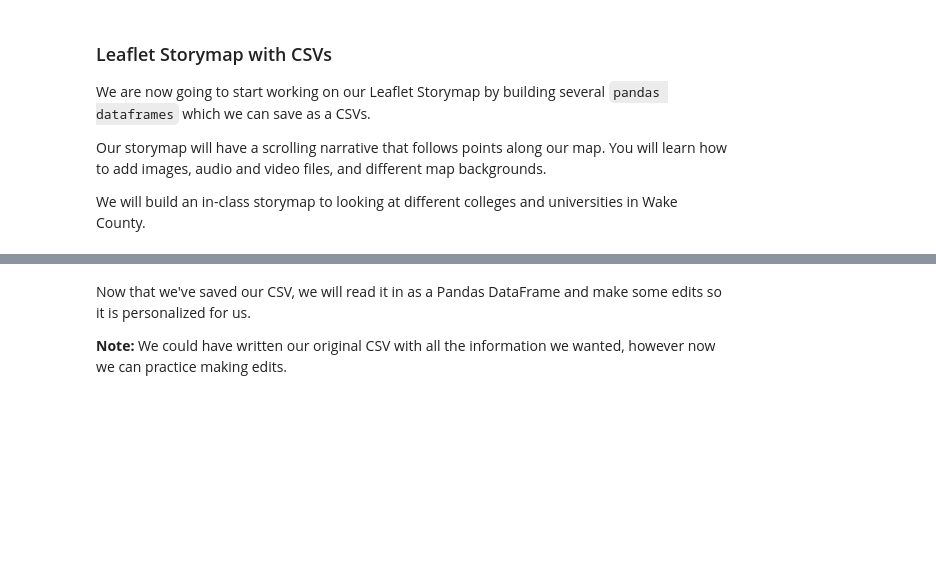
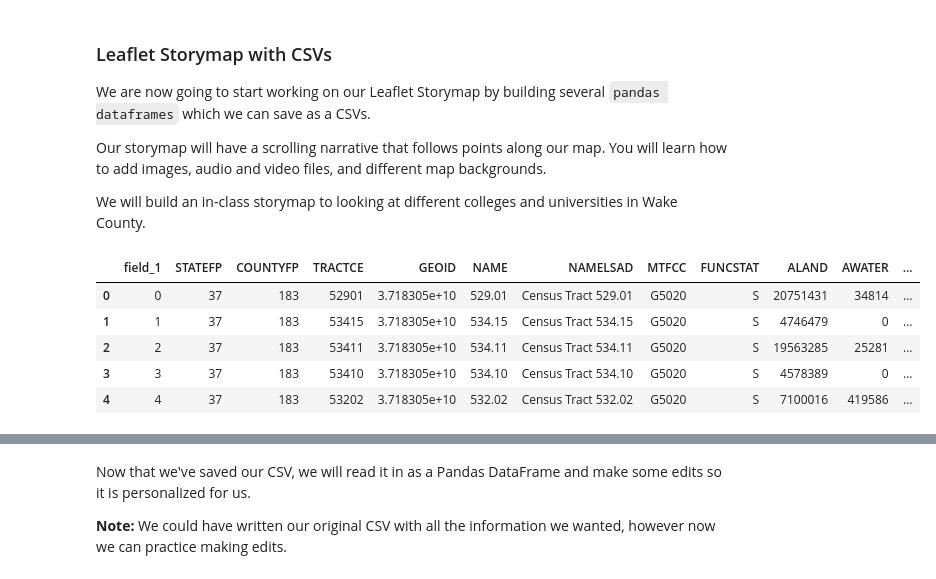
Before and after one commit to cmnottin/Final_Project, a Jupyter notebook: storymap.ipynb, the cells around one changed output, grey strips where cells are left out. Drawn from its saved outputs; the diff is of its cells as text; code cells hidden in the pictures; blank space fills up the shorter version.

```diff
--- a/storymap.ipynb
+++ b/storymap.ipynb
@@ -47,3 +51,12 @@ import csv
+# %%
+EJshp.head()
+# %% [output]
+|  | field_1 | STATEFP | COUNTYFP | TRACTCE | GEOID | NAME | NAMELSAD | MTFCC | FUNCSTAT | ALAND | AWATER | ... |
+| 0 | 0 | 37 | 183 | 52901 | 3.718305e+10 | 529.01 | Census Tract 529.01 | G5020 | S | 20751431 | 34814 | ... |
+| 1 | 1 | 37 | 183 | 53415 | 3.718305e+10 | 534.15 | Census Tract 534.15 | G5020 | S | 4746479 | 0 | ... |
+| 2 | 2 | 37 | 183 | 53411 | 3.718305e+10 | 534.11 | Census Tract 534.11 | G5020 | S | 19563285 | 25281 | ... |
+| 3 | 3 | 37 | 183 | 53410 | 3.718305e+10 | 534.10 | Census Tract 534.10 | G5020 | S | 4578389 | 0 | ... |
+| 4 | 4 | 37 | 183 | 53202 | 3.718305e+10 | 532.02 | Census Tract 532.02 | G5020 | S | 7100016 | 419586 | ... |
 # %% [markdown]
 First, we will create an `Options.csv` file and save it in our `csv/` directory. We will create this CSV to look like the **Options** tab in the Google Sheet from the HODV exercise.
 
```
Also changed, not shown: parts of 4 cells of this notebook, 7 other files.
